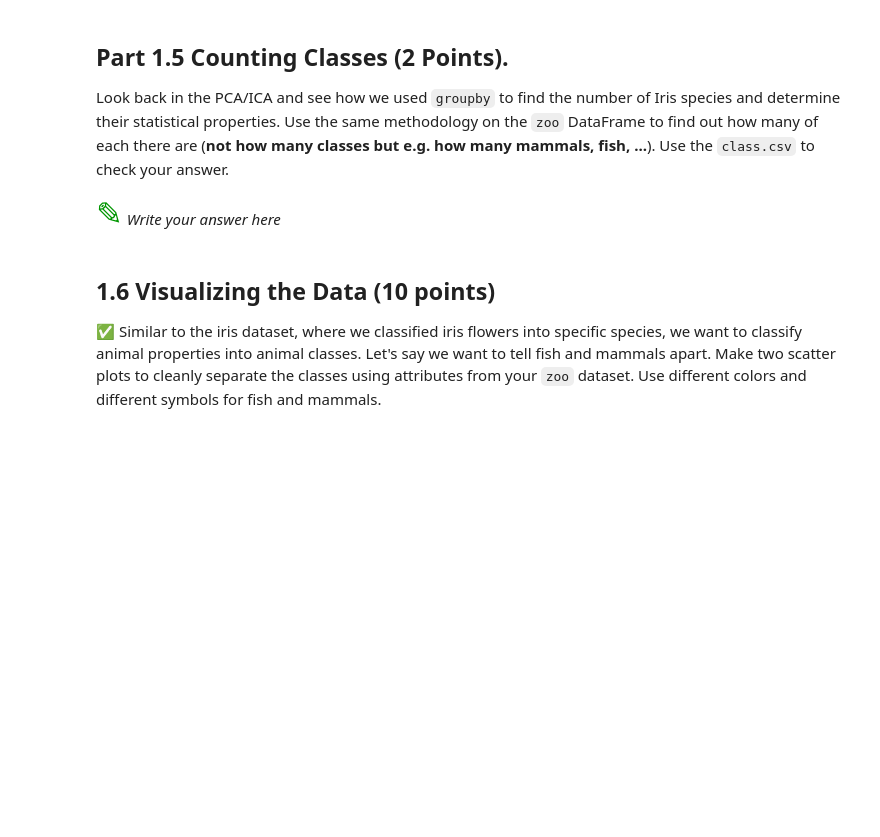
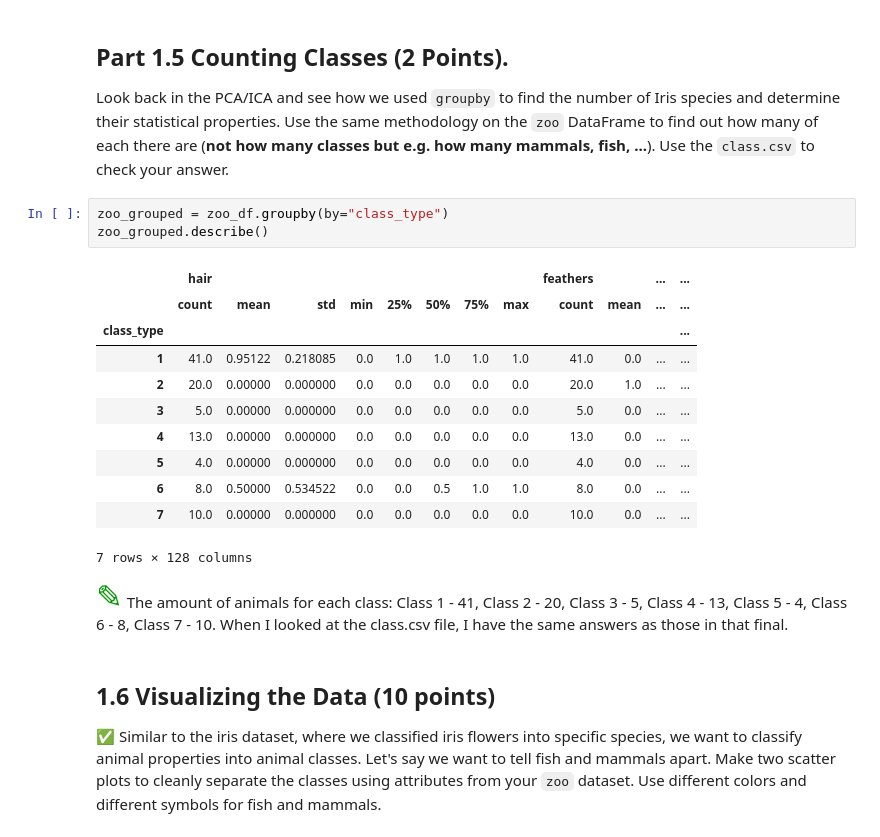
Before and after one commit to koehle61/CMSE202-s23-turnin, a Jupyter notebook: hw-02/HW-02_PandasAndObjects-STUDENT.ipynb, the cells around one changed output. Saved outputs shown, nothing was run; the diff lists cells and outputs as text; blank space fills up the shorter version.

```diff
--- a/hw-02/HW-02_PandasAndObjects-STUDENT.ipynb
+++ b/hw-02/HW-02_PandasAndObjects-STUDENT.ipynb
@@ -100,8 +103,23 @@ class_df = pd.read_csv("class.csv", delimiter=",")
 ## Part 1.5 Counting Classes (2 Points).
 
 Look back in the PCA/ICA and see how we used `groupby` to find the number of Iris species and determine their statistical properties. Use the same methodology on the `zoo` DataFrame to find out how many of each there are (**not how many classes but e.g. how many mammals, fish, ...**). Use the `class.csv` to check your answer.
+# %%
+zoo_grouped = zoo_df.groupby(by="class_type")
+zoo_grouped.describe()
+# %% [output]
+|  | hair |  |  |  |  |  |  |  | feathers |  | ... | ... |
+|  | count | mean | std | min | 25% | 50% | 75% | max | count | mean | ... | ... |
+| class_type |  |  |  |  |  |  |  |  |  |  |  | ... |
+| 1 | 41.0 | 0.95122 | 0.218085 | 0.0 | 1.0 | 1.0 | 1.0 | 1.0 | 41.0 | 0.0 | ... | ... |
+| 2 | 20.0 | 0.00000 | 0.000000 | 0.0 | 0.0 | 0.0 | 0.0 | 0.0 | 20.0 | 1.0 | ... | ... |
+| 3 | 5.0 | 0.00000 | 0.000000 | 0.0 | 0.0 | 0.0 | 0.0 | 0.0 | 5.0 | 0.0 | ... | ... |
+| 4 | 13.0 | 0.00000 | 0.000000 | 0.0 | 0.0 | 0.0 | 0.0 | 0.0 | 13.0 | 0.0 | ... | ... |
+| 5 | 4.0 | 0.00000 | 0.000000 | 0.0 | 0.0 | 0.0 | 0.0 | 0.0 | 4.0 | 0.0 | ... | ... |
+| 6 | 8.0 | 0.50000 | 0.534522 | 0.0 | 0.0 | 0.5 | 1.0 | 1.0 | 8.0 | 0.0 | ... | ... |
+| 7 | 10.0 | 0.00000 | 0.000000 | 0.0 | 0.0 | 0.0 | 0.0 | 0.0 | 10.0 | 0.0 | ... | ... |
+7 rows × 128 columns
 # %% [markdown]
-<font size=6 color="#009600">&#9998;</font> *Write your answer here*
+<font size=6 color="#009600">&#9998;</font> The amount of animals for each class: Class 1 - 41, Class 2 - 20, Class 3 - 5, Class 4 - 13, Class 5 - 4, Class 6 - 8, Class 7 - 10. When I looked at the class.csv file, I have the same answers as those in that final.
 # %% [markdown]
 ## 1.6 Visualizing the Data (10 points)
 
```
Also changed, not shown: parts of 3 cells of this notebook.
